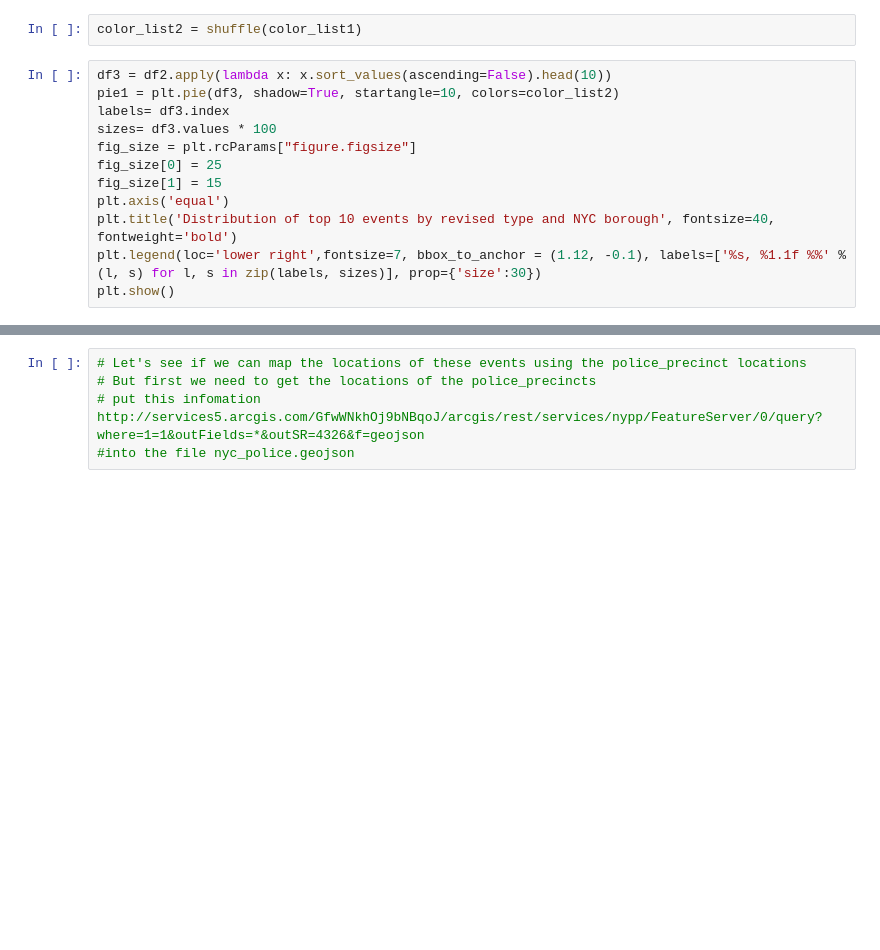
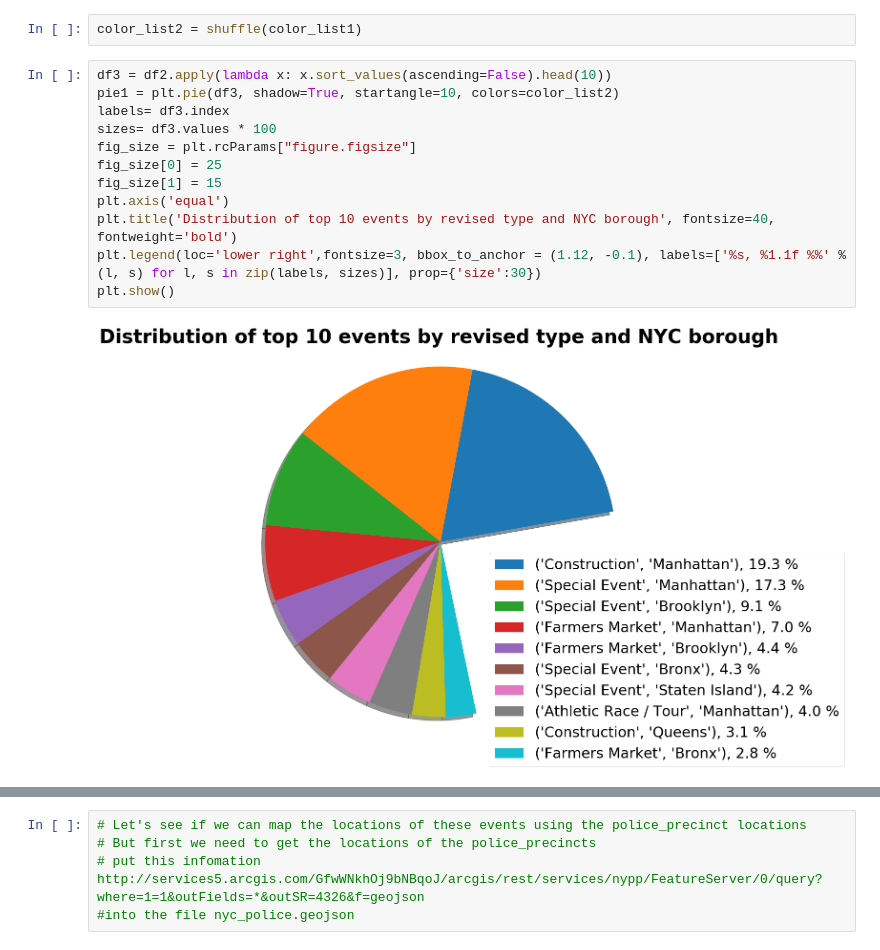
Before and after one commit to isobelsv/Assignments3, a Jupyter notebook: nyc_events_data_analysis.ipynb, the cells around one changed output, grey strips where cells are left out. Saved outputs shown, nothing was run; the diff lists cells and outputs as text; blank space fills up the shorter version.

```diff
--- a/nyc_events_data_analysis.ipynb
+++ b/nyc_events_data_analysis.ipynb
@@ -178,14 +519,16 @@ color_list2 = shuffle(color_list1)
 # %%
 df3 = df2.apply(lambda x: x.sort_values(ascending=False).head(10))
 pie1 = plt.pie(df3, shadow=True, startangle=10, colors=color_list2)
 labels= df3.index
 sizes= df3.values * 100
 fig_size = plt.rcParams["figure.figsize"]
 fig_size[0] = 25
 fig_size[1] = 15
 plt.axis('equal')
 plt.title('Distribution of top 10 events by revised type and NYC borough', fontsize=40, fontweight='bold')
-plt.legend(loc='lower right',fontsize=7, bbox_to_anchor = (1.12, -0.1), labels=['%s, %1.1f %%' % (l, s) for l, s in zip(labels, sizes)], prop={'size':30})
+plt.legend(loc='lower right',fontsize=3, bbox_to_anchor = (1.12, -0.1), labels=['%s, %1.1f %%' % (l, s) for l, s in zip(labels, sizes)], prop={'size':30})
 plt.show()
+# %% [output]
+[figure, added]
 # %%
 df
```
Also changed, not shown: parts of 26 cells of this notebook.
